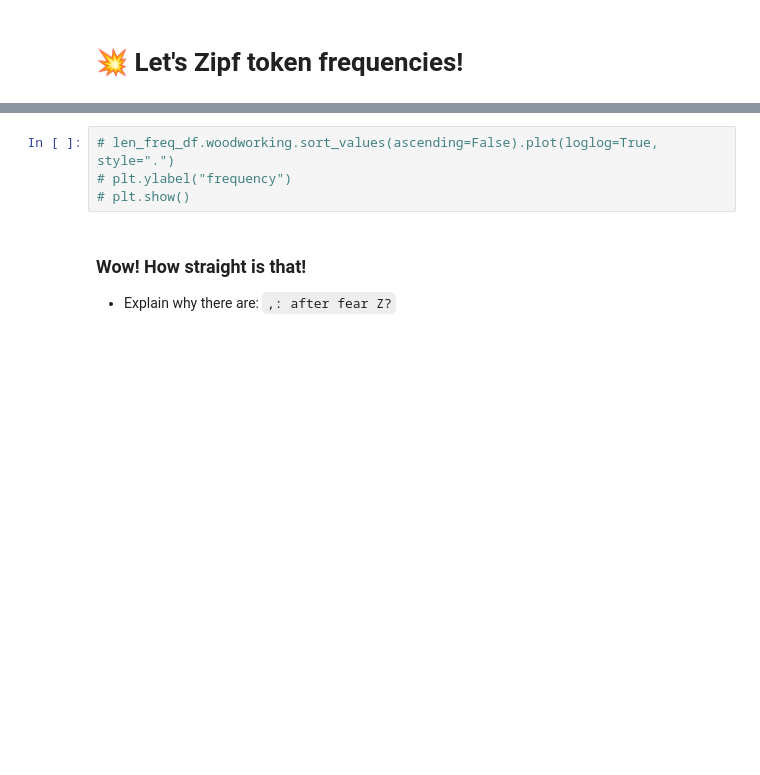
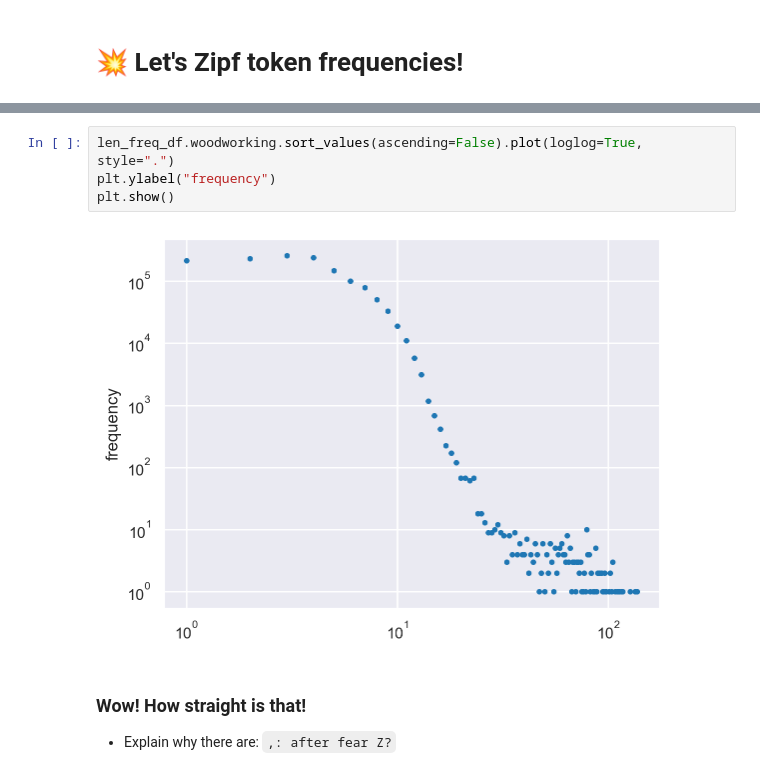
Before and after one commit to jlopetegui98/HandsOn-NLP, a Jupyter notebook: TP1/HoNLP_week1.ipynb, the cells around one changed output, grey strips where cells are left out. Saved outputs shown, nothing was run; the diff lists cells and outputs as text; blank space fills up the shorter version.

```diff
--- a/TP1/HoNLP_week1.ipynb
+++ b/TP1/HoNLP_week1.ipynb
@@ -676,7 +717,9 @@ plt.show()
 # %%
-# len_freq_df.woodworking.sort_values(ascending=False).plot(loglog=True, style=".")
-# plt.ylabel("frequency")
-# plt.show()
+len_freq_df.woodworking.sort_values(ascending=False).plot(loglog=True, style=".")
+plt.ylabel("frequency")
+plt.show()
+# %% [output]
+[figure, added]
 # %% [markdown]
 ### Wow! How straight is that!
 
```
Also changed, not shown: parts of 20 cells of this notebook.
